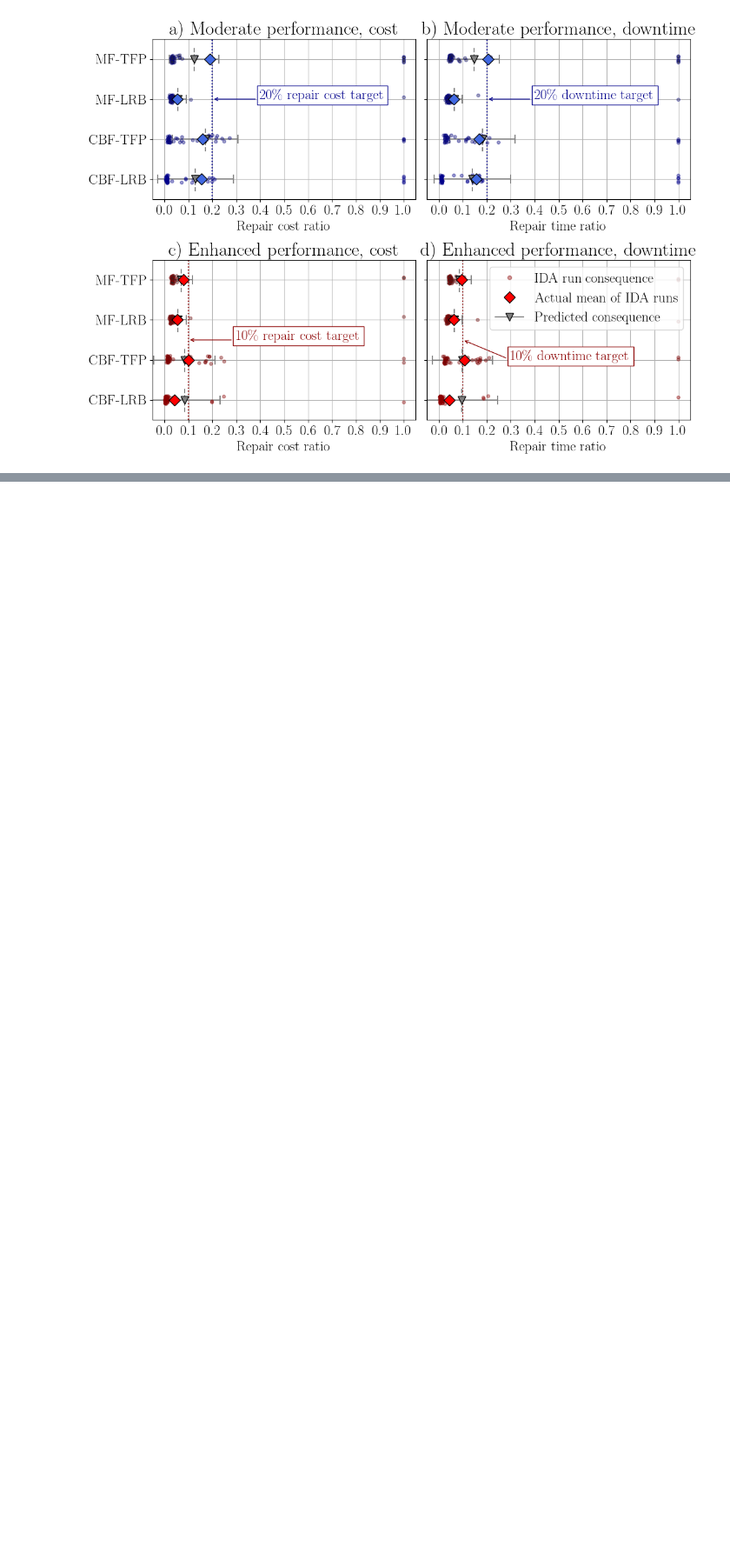
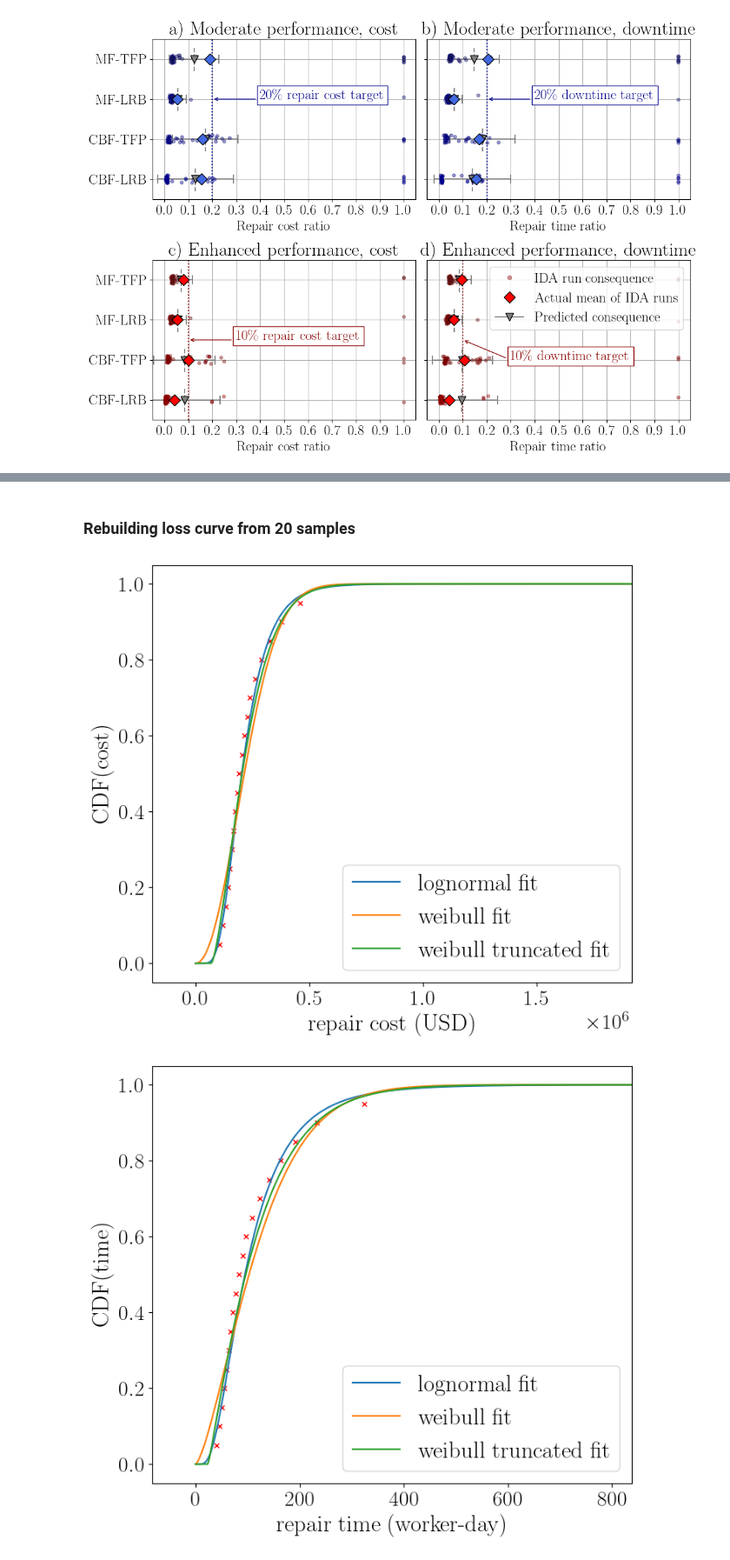
Before and after one commit to hgp297/isol-sys-database, a Jupyter notebook: src/paper/overview_presentation_figs.ipynb, the cells around one changed output, grey strips where cells are left out. Shown at 87% size. Saved outputs shown, nothing was run; the diff lists cells and outputs as text; code cells hidden in the pictures; blank space fills up the shorter version.

```diff
--- a/src/paper/overview_presentation_figs.ipynb
+++ b/src/paper/overview_presentation_figs.ipynb
@@ -2733,0 +2812,74 @@ CBF-LRB runs requiring replacement: 1
+# %% [markdown]
+### Rebuilding loss curve from 20 samples
+# %%
+
+
+from scipy.stats import norm
+
+# make lambda function for generic lognormal distribution
+import numpy as np
+lognorm_f = lambda x,theta,beta: norm(np.log(theta), beta**0.5).cdf(np.log(x))
+
+# make lambda function for generic weibull distribution
+from scipy.stats import weibull_min
+weibull_f = lambda x,k,lam,loc: weibull_min(k, loc=loc, scale=lam).cdf(x)
+
+#%%  rebuilt curves
+
+def plot_loss(row):
+    # plot lognormal fits
+
+    import matplotlib.pyplot as plt
+    plt.close('all')
+    fig = plt.figure(figsize=(8, 7))
+    ax1=fig.add_subplot(1, 1, 1)
+
+    # res = ecdf(row['repair_cost'])
+    ecdf_prob = row['cost_quantiles'].index
+    ecdf_values = row['cost_quantiles'].values
+    median_val = row['cost_50%']
+    ax1.plot([ecdf_values], [ecdf_prob],
+              marker='x', markersize=5, color="red")
+
+    xx_pr = np.linspace(1e-4, 10*median_val, 400)
+    p = lognorm_f(xx_pr, row['cost_theta'], row['cost_beta'])
+    ax1.plot(xx_pr, p, label='lognormal fit')
+    p = weibull_f(xx_pr, row['cost_k'], row['cost_lam'], 0)
+    ax1.plot(xx_pr, p, label='weibull fit')
+    p = weibull_f(xx_pr, row['cost_k_trunc'], row['cost_lam_trunc'], row['cost_min'])
+    ax1.plot(xx_pr, p, label='weibull truncated fit')
+    ax1.set_xlim([-median_val, 10*median_val])
+    ax1.set_ylabel('CDF(cost)', fontsize=axis_font)
+    ax1.set_xlabel('repair cost (USD)', fontsize=axis_font)
+    ax1.legend(fontsize=axis_font)
+
+
+    fig = plt.figure(figsize=(8, 7))
+    ax1=fig.add_subplot(1, 1, 1)
+    # res = ecdf(row['repair_cost'])
+    ecdf_prob = row['time_l_quantiles'].index
+    ecdf_values = row['time_l_quantiles'].values
+    median_val = row['time_l_50%']
+    ax1.plot([ecdf_values], [ecdf_prob],
+              marker='x', markersize=5, color="red")
+
+    xx_pr = np.linspace(1e-4, 10*median_val, 400)
+    p = lognorm_f(xx_pr, row['time_l_theta'], row['time_l_beta'])
+    ax1.plot(xx_pr, p, label='lognormal fit')
+    p = weibull_f(xx_pr, row['time_l_k'], row['time_l_lam'], 0)
+    ax1.plot(xx_pr, p, label='weibull fit')
+    p = weibull_f(xx_pr, row['time_l_k_trunc'], row['time_l_lam_trunc'], row['time_l_min'])
+    ax1.plot(xx_pr, p, label='weibull truncated fit')
+    ax1.set_xlim([-median_val, 10*median_val])
+    ax1.set_ylabel('CDF(time)', fontsize=axis_font)
+    ax1.set_xlabel('repair time (worker-day)', fontsize=axis_font)
+    ax1.legend(fontsize=axis_font)
+
+    return
+
+current_idx = 299
+current_row = df_loss.iloc[current_idx]
+plot_loss(current_row)
+# %% [output]
+[figure, added]
+[figure, added]
```
Also changed, not shown: parts of 25 cells of this notebook.
